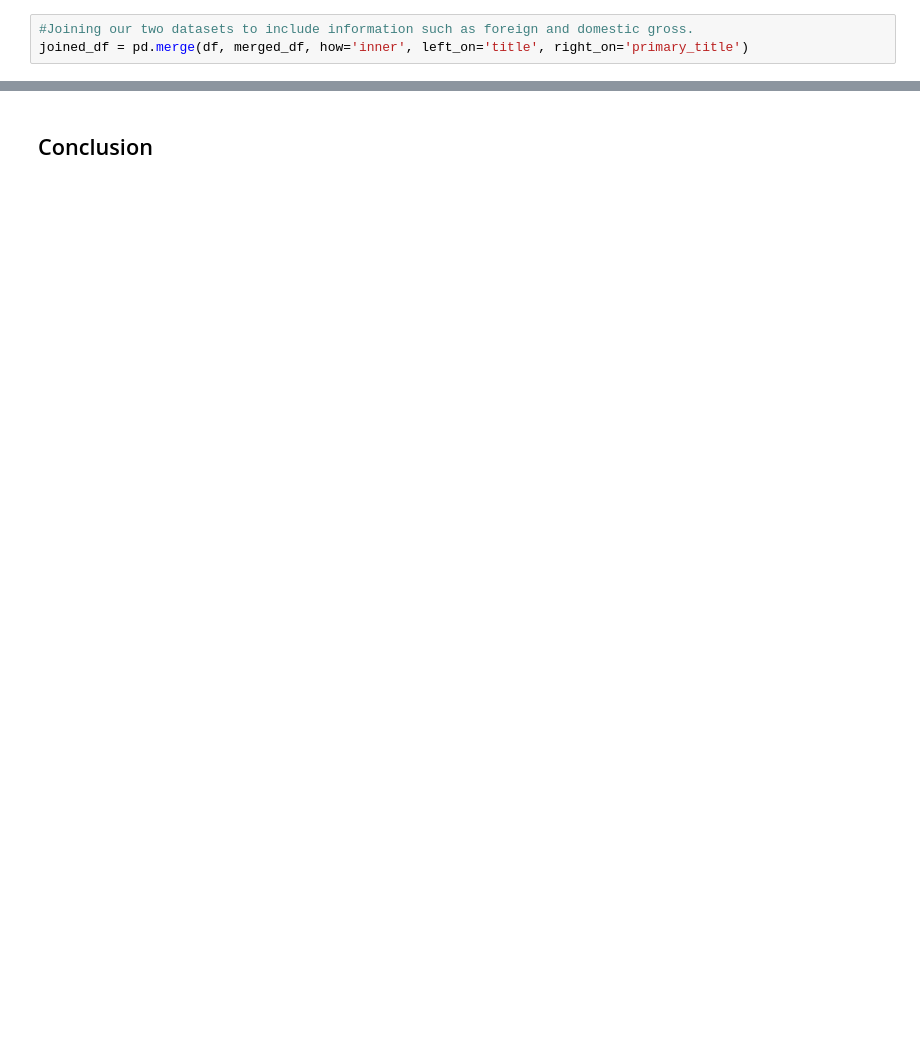
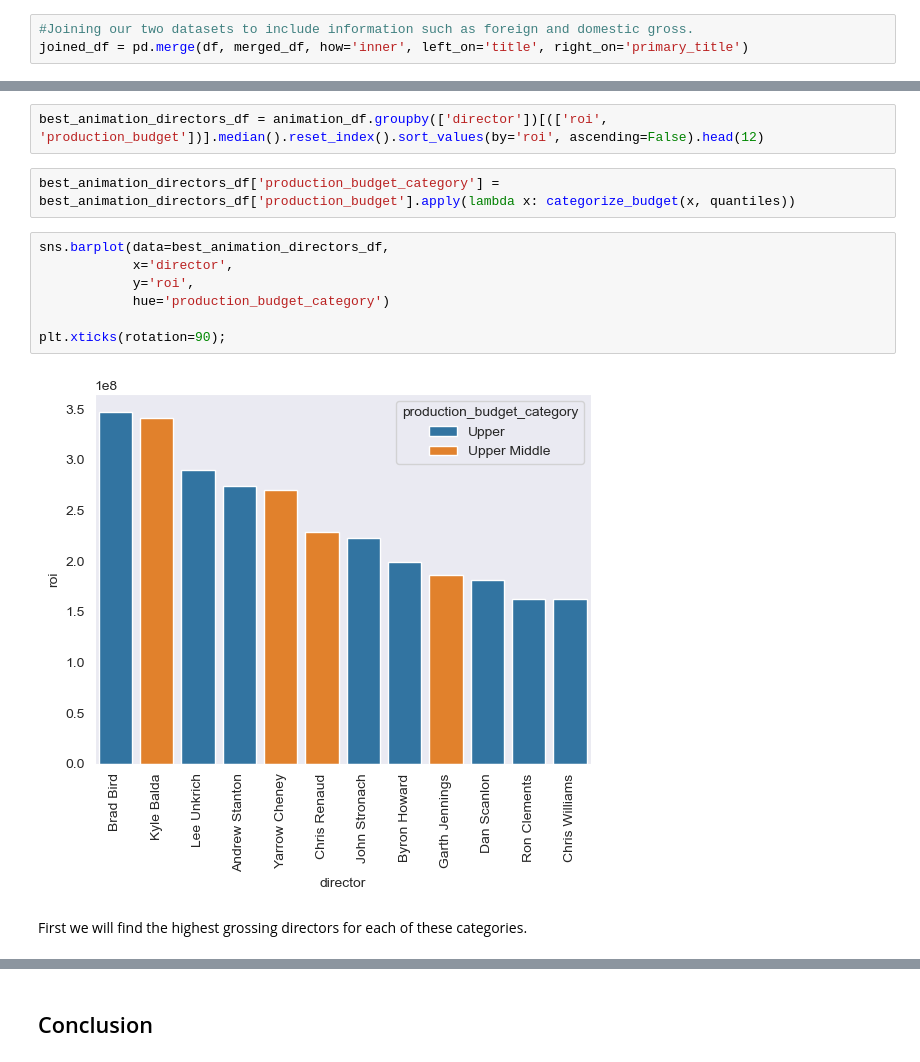
Before and after one commit to JesseMooreDS/dsc-phase-2-project-v3, a Jupyter notebook: exploratory.ipynb, the cells around one changed output, grey strips where cells are left out. Drawn from its saved outputs; the diff is of its cells as text; blank space fills up the shorter version.

```diff
--- a/exploratory.ipynb
+++ b/exploratory.ipynb
@@ -647,0 +358,15 @@ The analysis of monthly performance trends shows that June, November, and April
+# %%
+best_animation_directors_df = animation_df.groupby(['director'])[(['roi', 'production_budget'])].median().reset_index().sort_values(by='roi', ascending=False).head(12)
+# %%
+best_animation_directors_df['production_budget_category'] = best_animation_directors_df['production_budget'].apply(lambda x: categorize_budget(x, quantiles))
+# %%
+sns.barplot(data=best_animation_directors_df,
+            x='director',
+            y='roi',
+            hue='production_budget_category')
+
+plt.xticks(rotation=90);
+# %% [output]
+[figure, added]
+# %% [markdown]
+First we will find the highest grossing directors for each of these categories.
```
Also changed, not shown: parts of 147 cells of this notebook, 2 other files.
